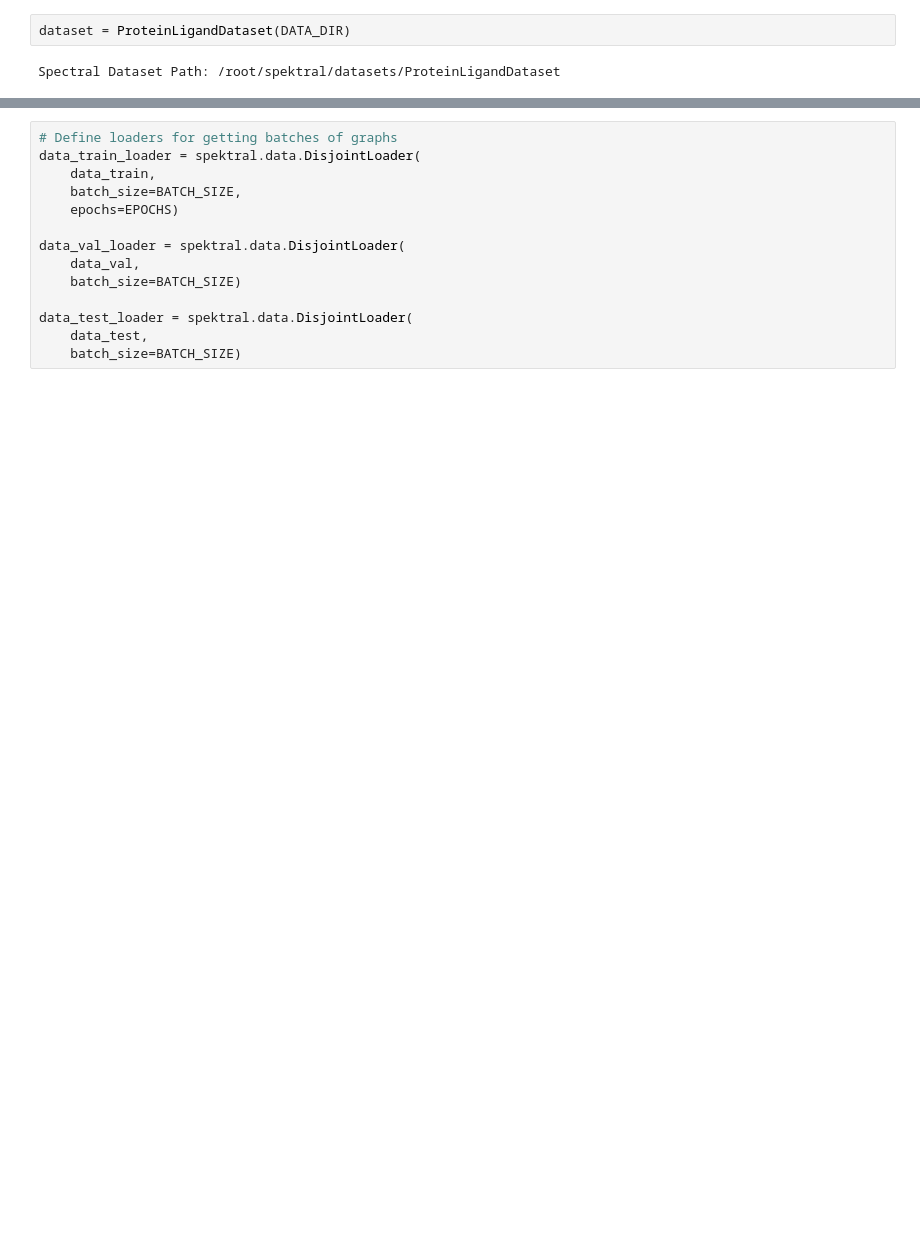
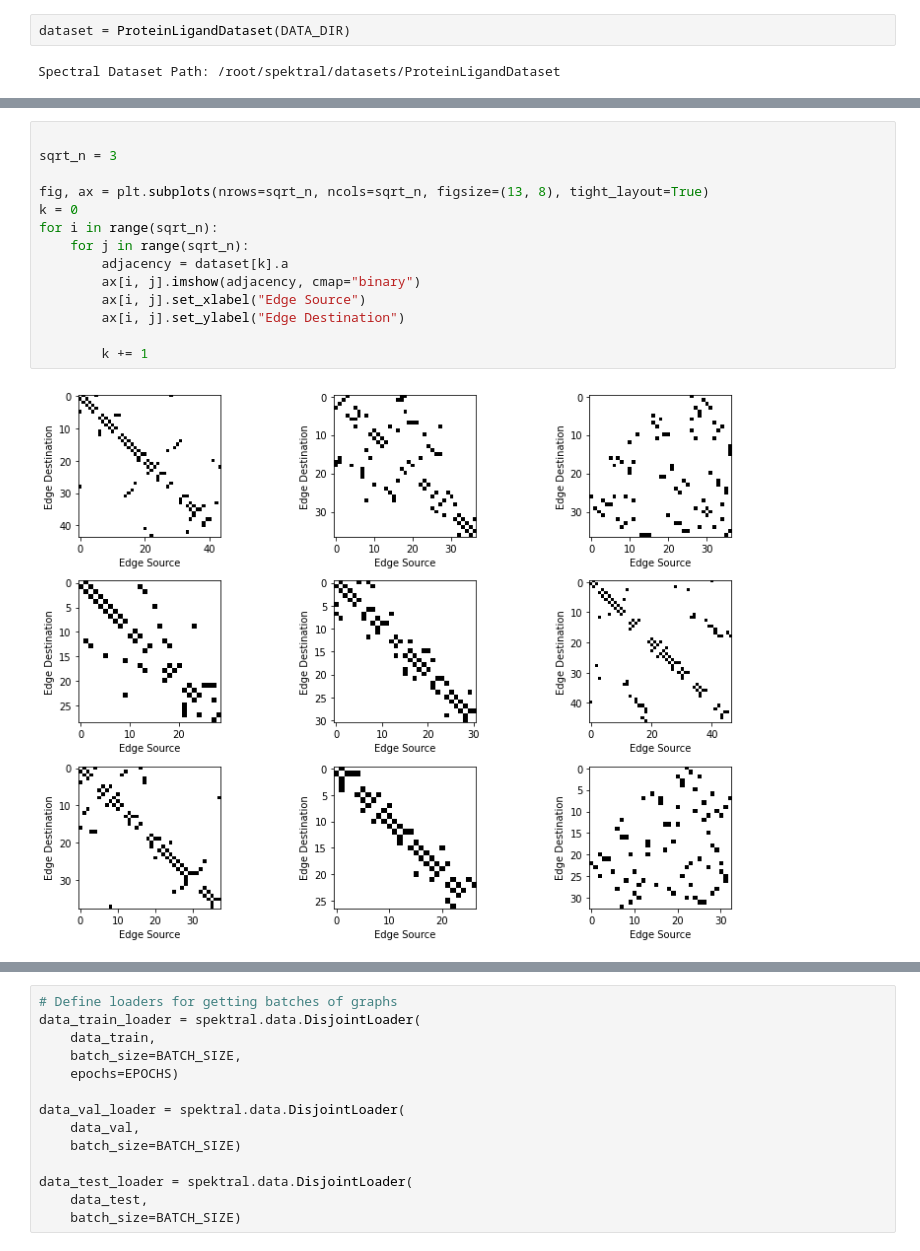
Before and after one commit to benjamin-ahlbrecht/protein-ligand-dissociation-gnn, a Jupyter notebook: protein-ligand-dissociation.ipynb, the cells around one changed output, grey strips where cells are left out. Saved outputs shown, nothing was run; the diff lists cells and outputs as text; blank space fills up the shorter version.

```diff
--- a/protein-ligand-dissociation.ipynb
+++ b/protein-ligand-dissociation.ipynb
@@ -474,0 +623,16 @@ Spectral Dataset Path: /root/spektral/datasets/ProteinLigandDataset
+# %%
+
+sqrt_n = 3
+
+fig, ax = plt.subplots(nrows=sqrt_n, ncols=sqrt_n, figsize=(13, 8), tight_layout=True)
+k = 0
+for i in range(sqrt_n):
+    for j in range(sqrt_n):
+        adjacency = dataset[k].a
+        ax[i, j].imshow(adjacency, cmap="binary")
+        ax[i, j].set_xlabel("Edge Source")
+        ax[i, j].set_ylabel("Edge Destination")
+
+        k += 1
+# %% [output]
+[figure, added]
```
Also changed, not shown: parts of 24 cells of this notebook.
